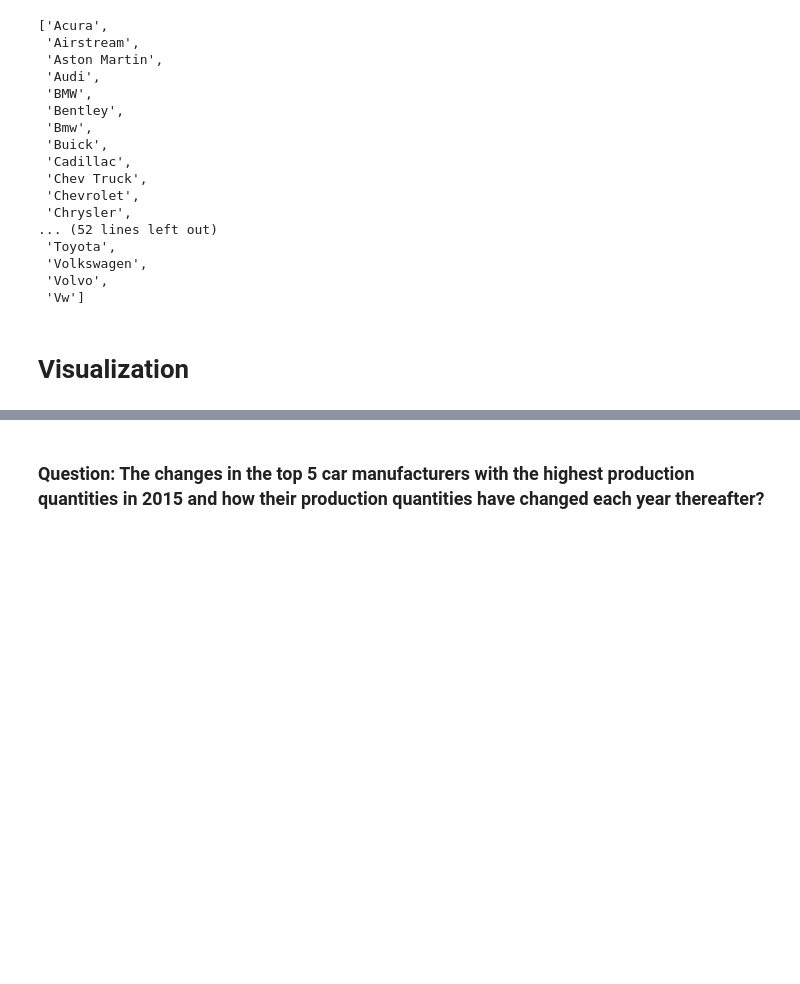
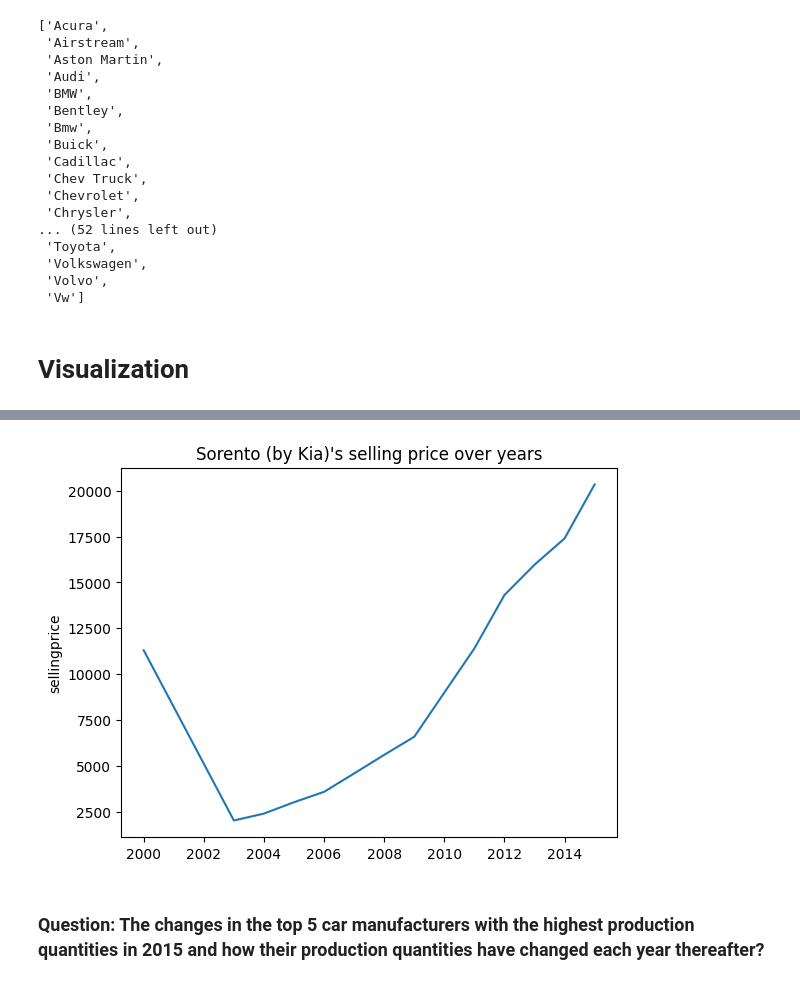
Before and after one commit to ImPhatDat/Big-Data-With-Seaborn-Bokeh-Plotly, a Jupyter notebook: Research plan demonstration/src/seaborn.ipynb, the cells around one changed output, grey strips where cells are left out. Saved outputs shown, nothing was run; the diff lists cells and outputs as text; code cells hidden in the pictures; blank space fills up the shorter version.

```diff
--- a/Research plan demonstration/src/seaborn.ipynb
+++ b/Research plan demonstration/src/seaborn.ipynb
@@ -7,7 +7,7 @@ import matplotlib.pyplot as plt
 import seaborn as sns
 import pandas as pd
 # %%
-df = pd.read_csv('data/car_prices.csv')
+df = pd.read_csv('../data/car_prices.csv')
 df
 # %% [output]
 |  | year | make | model | trim | body | transmission | vin | state | condition | odometer | ... |
@@ -95,0 +115,3 @@ df['make']=df['make'].str.replace(' Tk', ' Truck',regex=True)
+# %%
+sample = df[(df['make'] == 'Kia') & (df['model'] == 'Sorento')].groupby('year')['sellingprice'].agg(lambda x: x.mean())
+sample.sort_index()
@@ -95,0 +134,5 @@ df['make']=df['make'].str.replace(' Tk', ' Truck',regex=True)
+# %%
+all_years = pd.Series(index=range(sample.index.min(), sample.index.max() + 1))
+sample = sample.reindex(all_years.index)
+print("Updated Series with missing years as NaN:")
+print(sample)
@@ -96,3 +158,9 @@ df['make']=df['make'].str.replace(' Tk', ' Truck',regex=True)
+# %%
+sns.lineplot(sample)
+plt.title("Sorento (by Kia)'s selling price over years")
+plt.show()
+# %% [output]
+[figure, added]
 # %% [markdown]
 ### Question: The changes in the top 5 car manufacturers with the highest production quantities in 2015 and how their production quantities have changed each year thereafter?
 # %%
```
Also changed, not shown: parts of 6 cells of this notebook, 5 other files.
